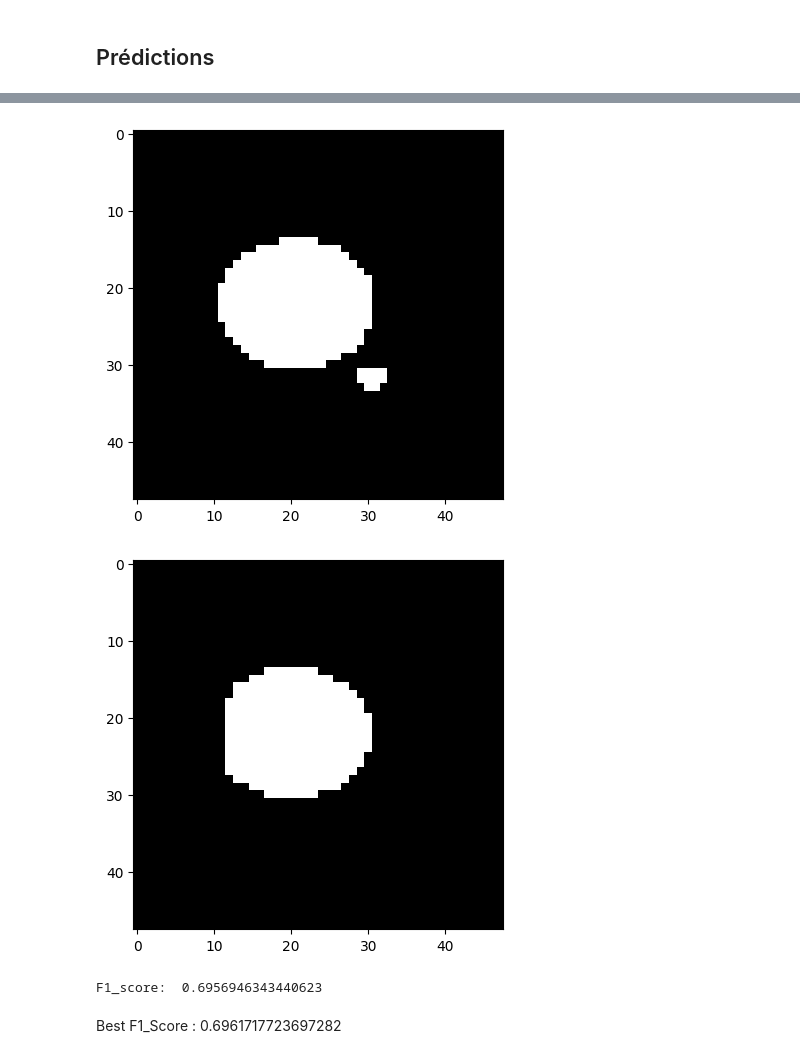
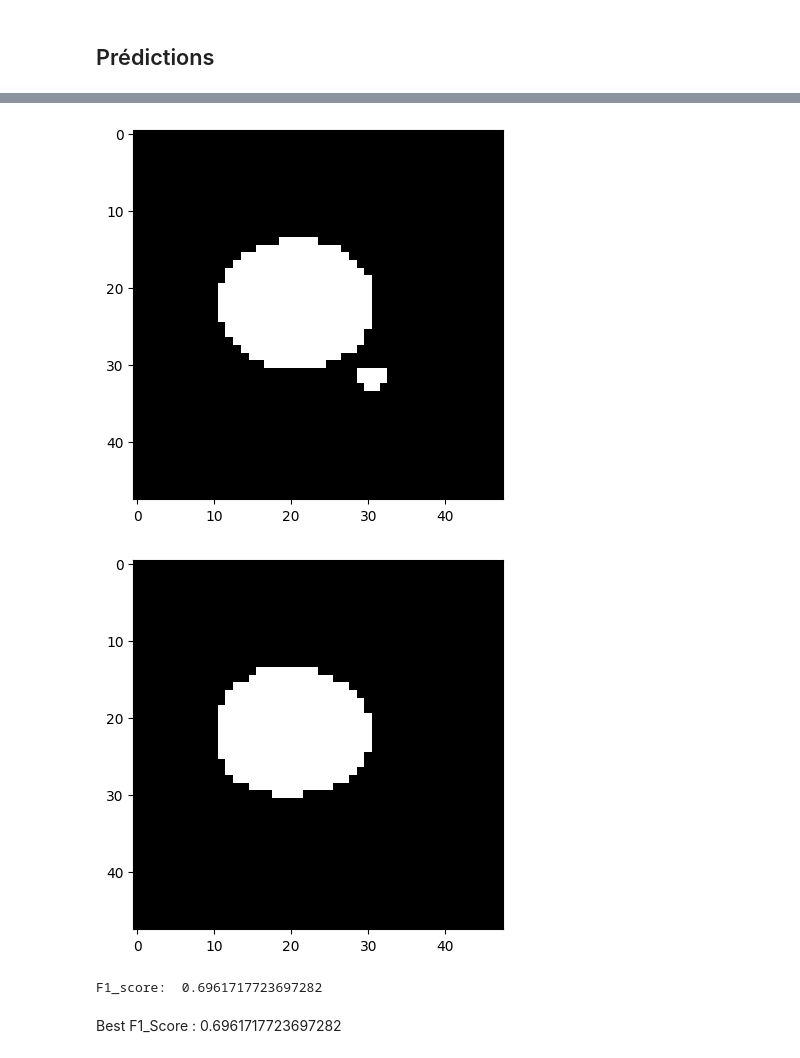
Before and after one commit to Seb65789/Lisboa-Machine-Learning-Project, a Jupyter notebook: Part_2/Classification_Problem_2/Classification_PB_2.ipynb, the cells around one changed output, grey strips where cells are left out. Drawn from its saved outputs; the diff is of its cells as text; code cells hidden in the pictures.

```diff
--- a/Part_2/Classification_Problem_2/Classification_PB_2.ipynb
+++ b/Part_2/Classification_Problem_2/Classification_PB_2.ipynb
@@ -252,8 +238,16 @@ weights_img = model_img.weights
 # %% [markdown]
 ## Prédictions
 # %%
+# Charger le modèle et compiler
+model = unet_model()
+model.compile(optimizer='adam', loss='binary_crossentropy', metrics=['accuracy'])
+model.load_weights('model_img.keras')
+
+# Prédictions
+predictions = model.predict(Xval_b_mat)
+
 # Predictions
-predictions = model_img.predict(Xval_b_mat)
+predictions = model.predict(Xval_b_mat)
 
 # Reshaping the predctions
 predictions = predictions.reshape(-1, 48, 48)
@@ -282,7 +277,7 @@ print("F1_score: ", np.mean(f1))
 [figure]
 [figure]
-[figure, old version]
+[figure, new version]
-F1_score:  0.6956946343440623
+F1_score:  0.6961717723697282
 # %% [markdown]
 Best F1_Score : 0.6961717723697282
 # %% [markdown]
```
Also changed, not shown: parts of 19 cells of this notebook.
